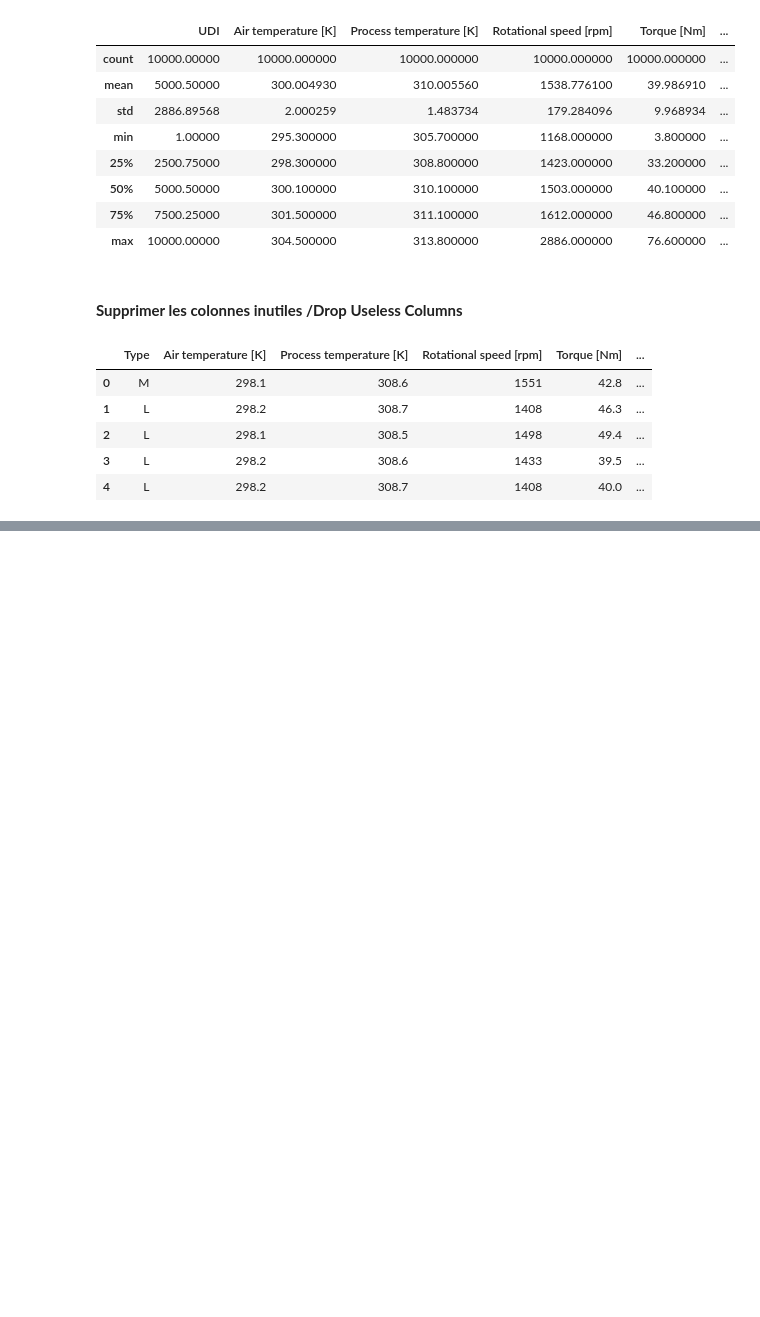
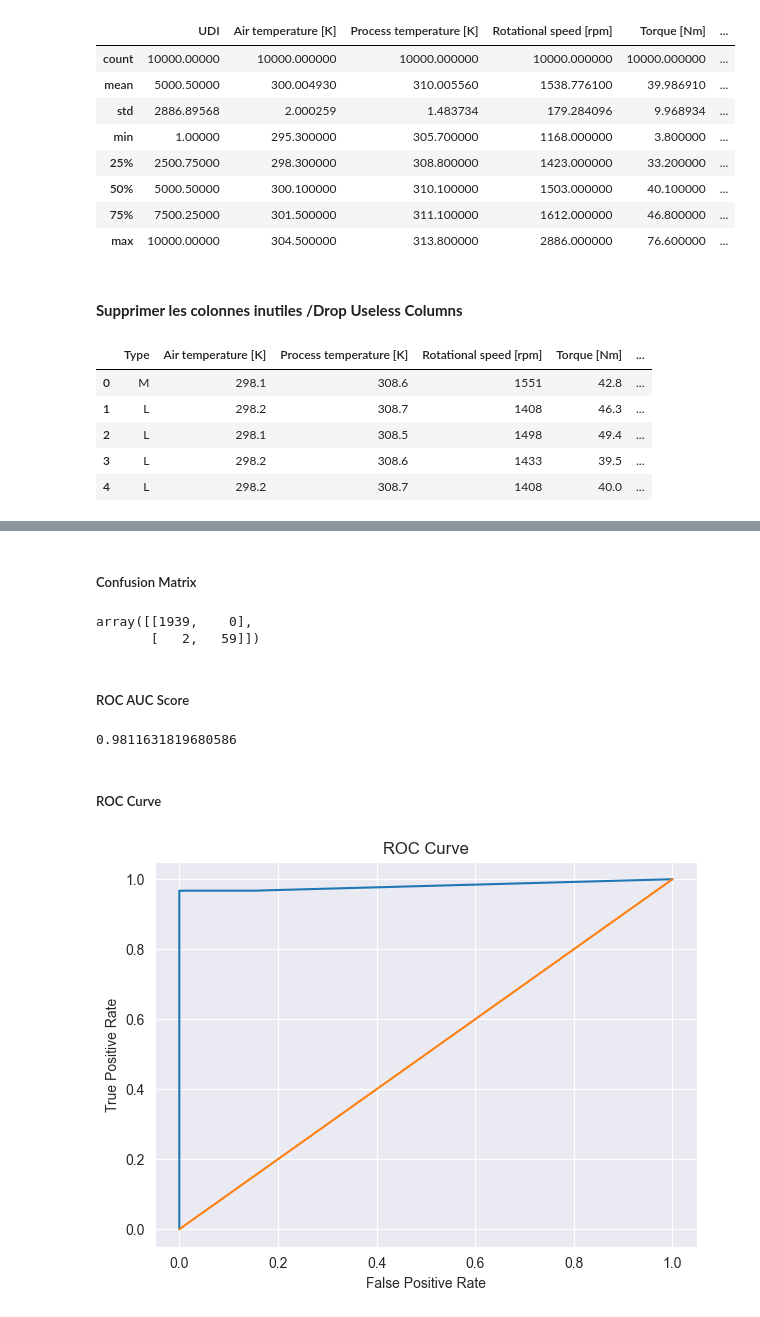
Before and after one commit to elswordexe/predictive-maintenance-anomaly-detection, a Jupyter notebook: NoteBooks/analyse.ipynb, the cells around one changed output, grey strips where cells are left out. Saved outputs shown, nothing was run; the diff lists cells and outputs as text; code cells hidden in the pictures; blank space fills up the shorter version.

```diff
--- a/NoteBooks/analyse.ipynb
+++ b/NoteBooks/analyse.ipynb
@@ -76,0 +131,4 @@ df.head()
+# %%
+X = df.drop("Machine failure", axis=1)
+X = pd.get_dummies(X, drop_first=True)
+y = df["Machine failure"]
@@ -76,0 +137,7 @@ df.head()
+# %%
+X_train, X_test, y_train, y_test = train_test_split(
+    X,
+    y,
+    test_size=0.2,
+    random_state=42
+)
@@ -76,0 +151,7 @@ df.head()
+# %%
+model = RandomForestClassifier(
+    n_estimators=200,
+    random_state=42
+)
+
+model.fit(X_train, y_train)
@@ -76,0 +162,4 @@ df.head()
+# %%
+y_pred = model.predict(X_test)
+
+y_prob = model.predict_proba(X_test)[:,1]
@@ -76,0 +172,33 @@ df.head()
+# %% [markdown]
+##### Confusion Matrix
+# %%
+confusion_matrix(y_test, y_pred)
+# %% [output]
+array([[1939,    0],
+       [   2,   59]])
+# %% [markdown]
+##### ROC AUC Score
+# %%
+roc_auc_score(y_test, y_prob)
+# %% [output]
+0.9811631819680586
+# %% [markdown]
+##### ROC Curve
+# %%
+fpr, tpr, thresholds = roc_curve(y_test, y_prob)
+
+plt.figure(figsize=(7,5))
+
+plt.plot(fpr, tpr)
+
+plt.plot([0,1],[0,1])
+
+plt.xlabel("False Positive Rate")
+
+plt.ylabel("True Positive Rate")
+
+plt.title("ROC Curve")
+
+plt.show()
+# %% [output]
+[figure, added]
```
Also changed, not shown: parts of 24 cells of this notebook.
